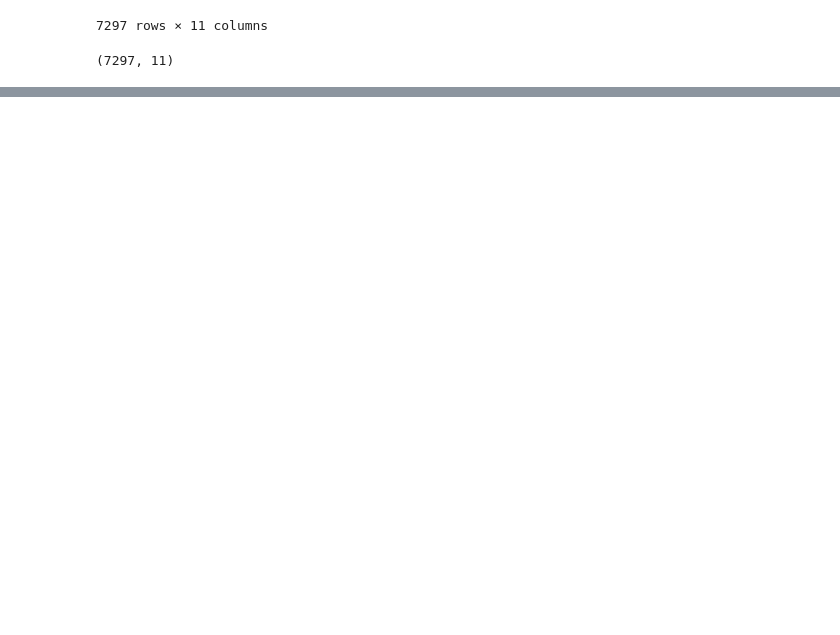
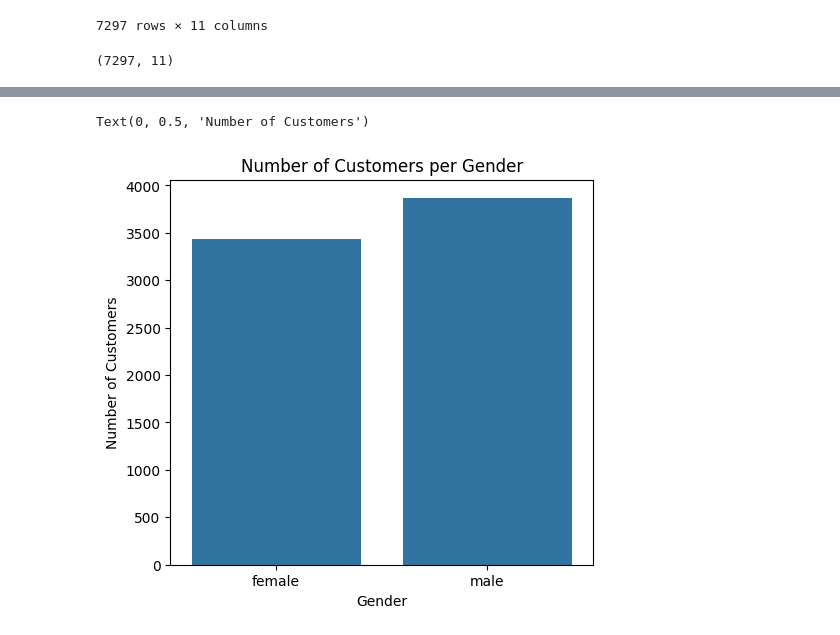
Before and after one commit to uplearni/CreditLimitReccomender, a Jupyter notebook: CreditLimitProject.ipynb, the cells around one changed output, grey strips where cells are left out. Cells and saved outputs as stored; diff of their text form; code cells hidden in the pictures; blank space fills up the shorter version.

```diff
--- a/CreditLimitProject.ipynb
+++ b/CreditLimitProject.ipynb
@@ -38,21 +38,21 @@ Credit_Data = pd.read_csv(url)
 # %%
 # Data Cleaning
 
-# different datasets use different symbols for null so we just replace them all with numpy nan
-Credit_Data=Credit_Data.replace(r'^#NULL!S',np.nan,regex=True)
+# this dataset contained #NULL! for null values so we are raplacing them witn pandas nan
+Credit_Data=Credit_Data.replace(r'^#NULL!$',np.nan,regex=True)
 
 #filtering rows with any missing value
-Credit_Data[Credit_Data.isna().any(axis=1)]
-
+print(Credit_Data.isna().any(axis=1).sum())
 #drop rows with missing values
 Credit_Data2=Credit_Data.dropna()
 #checking
-Credit_Data2[Credit_Data2.isna().any(axis=1)]
+print(Credit_Data2.isna().any(axis=1).sum())
+
 
 #print(Credit_Data2.columns)
-
 #we dont need unique id , attrition flag or the random numbers so remove them
-Credit_Data2=Credit_Data2.drop(columns=["Random_numbers","Attrition_Flag","CLIENTNUM"], errors='ignore')
+Credit_Data2=Credit_Data2.drop(columns=["Random_numbers","Attrition_Flag","CLIENTNUM"])
+#print(Credit_Data2.columns)
 
 #checking the number of duplicates rows
 print("No of duplicate rows= ",Credit_Data2.duplicated().sum())
@@ -83,3 +85,19 @@ Credit_Data2.shape
 | 7297 | 54 | male | 4 | third level | married/living with partner | 111k+ | ... |
 7297 rows × 11 columns
 (7297, 11)
+# %%
+#EDA
+Credit_Data2.info()
+
+#Dataset Columns
+Customer_Age=Credit_Data2['Customer_Age']
+Gender=Credit_Data2['Gender']
+Dependent_count=Credit_Data2['Dependent_count']
+Education_Level=Credit_Data2['Education_Level']
+Marital_Status=Credit_Data2['Marital_Status']
+Income_Category=Credit_Data2['Income_Category']
+Card_Category=Credit_Data2['Card_Category']
+Months_on_book=Credit_Data2['Months_on_book']
+Credit_Limit=Credit_Data2['Credit_Limit']
+Avg_Utilization_Ratio=Credit_Data2['Avg_Utilization_Ratio']
+Pay_on_time=Credit_Data2['Pay_on_time']
@@ -85,0 +123,11 @@ Credit_Data2.shape
+# %%
+# 1. Customers per gender
+plt.figure(figsize=(12,5))
+ax1 = plt.subplot(1,2,1)
+sns.countplot(data=Credit_Data2,x=Gender, ax=ax1)
+plt.title("Number of Customers per Gender")
+plt.ylabel("Number of Customers")
+# result:males more than females
+# %% [output]
+Text(0, 0.5, 'Number of Customers')
+[figure, added]
```
Also changed, not shown: parts of 7 cells of this notebook.
